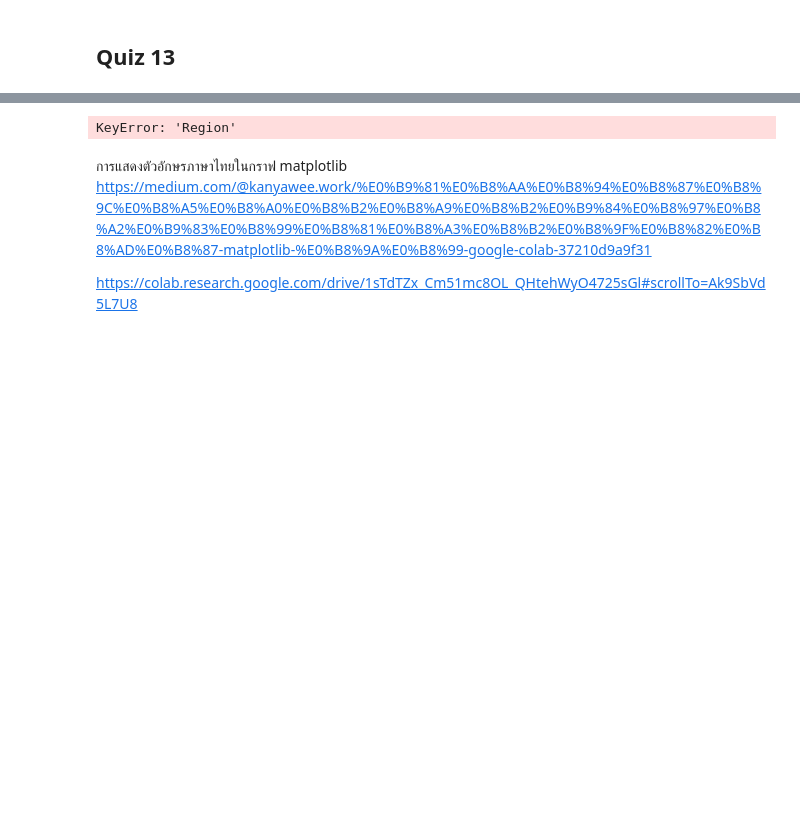
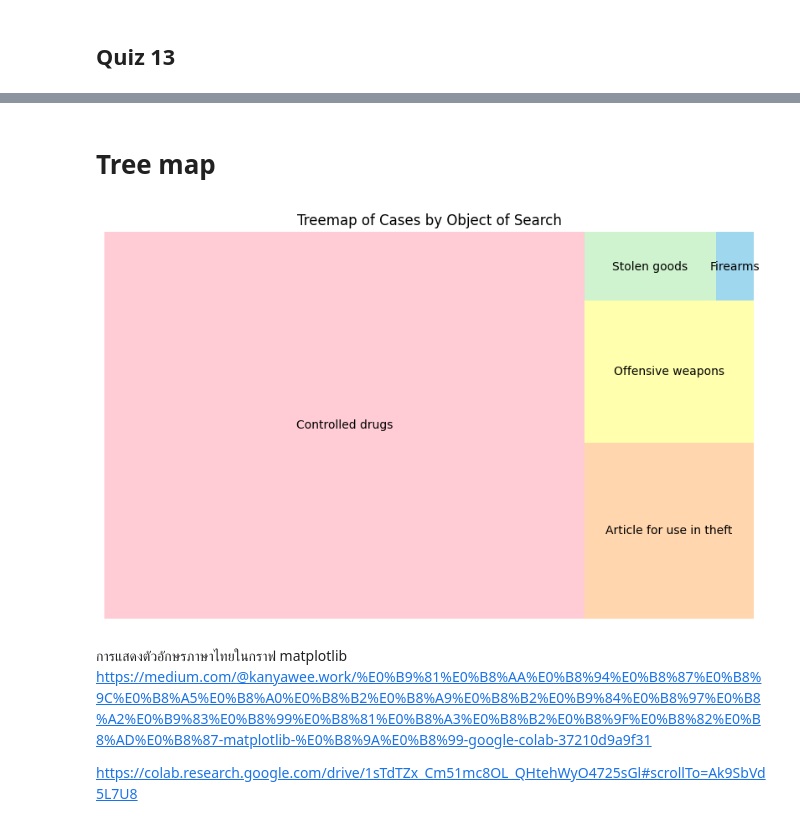
Before and after one commit to MeeGyo/dataviz2025, a Jupyter notebook: Copy_of_Visualize_Data_Comparison_2025.ipynb, the cells around one changed output, grey strips where cells are left out. Cells and saved outputs as stored; diff of their text form; code cells hidden in the pictures; blank space fills up the shorter version.

```diff
--- a/Copy_of_Visualize_Data_Comparison_2025.ipynb
+++ b/Copy_of_Visualize_Data_Comparison_2025.ipynb
@@ -185,22 +185,26 @@ plt.show()
-# %%
-# prompt: plot stacked barchart ของแต่ละ region โดยดูจาก contribution ของ Price Category
-
-import matplotlib.pyplot as plt
-# Group data by region and price category, then sum sales
-region_price_category_sales = data.groupby(['Region', 'Price Category'])['Sales'].sum().unstack()
-
-# Create the stacked bar chart
-region_price_category_sales.plot(kind='bar', stacked=True)
-
-# Add labels and title
-plt.xlabel('Region')
-plt.ylabel('Total Sales')
-plt.title('Total Sales by Region and Price Category')
-
-# Show the plot
-plt.show()
-# %% [output]
-KeyError: 'Region'
+# %% [markdown]
+# Tree map
+# %%
+import pandas as pd
+import matplotlib.pyplot as plt
+# !pip install squarify
+
+import squarify
+
+# Calculate the counts for each 'Object of search'
+search_object_counts = data1['Object of search'].value_counts()
+
+# Define pastel colors
+colors = ['pink', '#ffcc99', '#ffff99', '#c2f0c2', 'skyblue']
+
+# Create the treemap
+plt.figure(figsize=(10, 6)) # Optional: Adjust figure size
+squarify.plot(sizes=search_object_counts.values, label=search_object_counts.index, alpha=.8, color= colors)
+plt.title('Treemap of Cases by Object of Search')
+plt.axis('off')
+plt.show()
+# %% [output]
+[figure, added]
 # %% [markdown]
 การแสดงตัวอักษรภาษาไทยในกราฟ matplotlib
 https://medium.com/@kanyawee.work/%E0%B9%81%E0%B8%AA%E0%B8%94%E0%B8%87%E0%B8%9C%E0%B8%A5%E0%B8%A0%E0%B8%B2%E0%B8%A9%E0%B8%B2%E0%B9%84%E0%B8%97%E0%B8%A2%E0%B9%83%E0%B8%99%E0%B8%81%E0%B8%A3%E0%B8%B2%E0%B8%9F%E0%B8%82%E0%B8%AD%E0%B8%87-matplotlib-%E0%B8%9A%E0%B8%99-google-colab-37210d9a9f31
```
Also changed, not shown: parts of 1 cell of this notebook.
